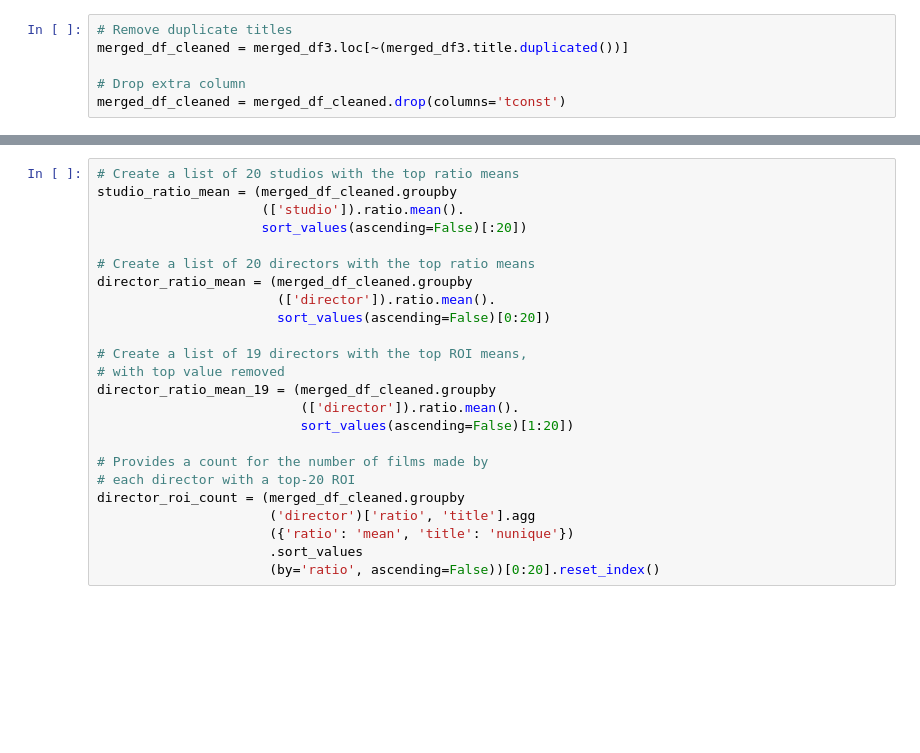
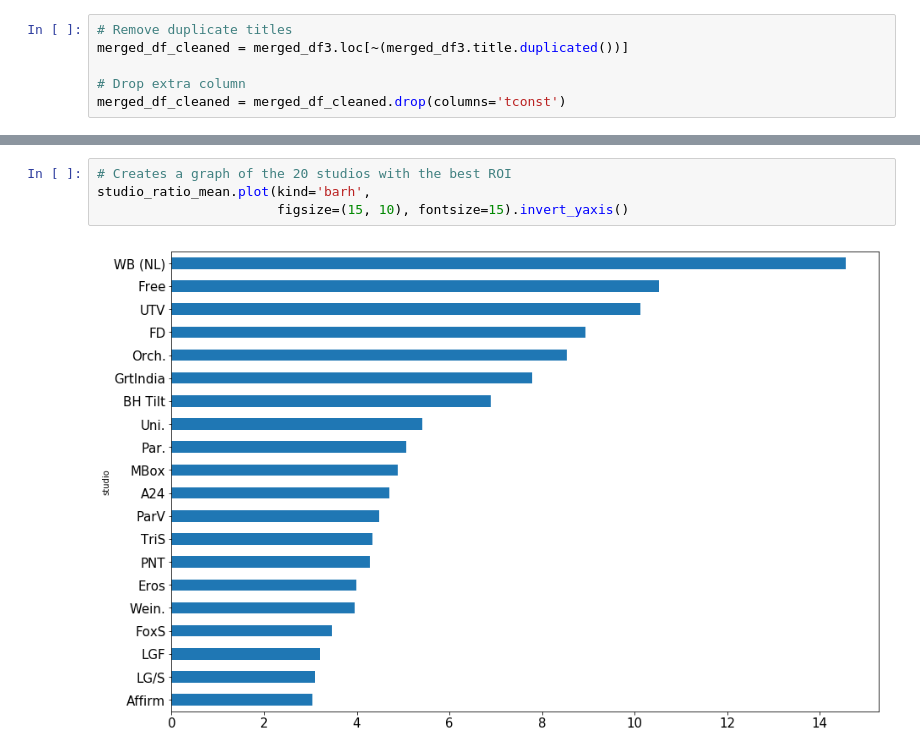
Before and after one commit to khayes847/mod-1-project, a Jupyter notebook: Project_Kyle-Copy_Final-Pep8.ipynb, the cells around one changed output, grey strips where cells are left out. Drawn from its saved outputs; the diff is of its cells as text; blank space fills up the shorter version.

```diff
--- a/Project_Kyle-Copy_Final-Pep8.ipynb
+++ b/Project_Kyle-Copy_Final-Pep8.ipynb
@@ -209,26 +220,8 @@ top_ratio
-# %%
-# Create a list of 20 studios with the top ratio means
-studio_ratio_mean = (merged_df_cleaned.groupby
-                     (['studio']).ratio.mean().
-                     sort_values(ascending=False)[:20])
-
-# Create a list of 20 directors with the top ratio means
-director_ratio_mean = (merged_df_cleaned.groupby
-                       (['director']).ratio.mean().
-                       sort_values(ascending=False)[0:20])
-
-# Create a list of 19 directors with the top ROI means,
-# with top value removed
-director_ratio_mean_19 = (merged_df_cleaned.groupby
-                          (['director']).ratio.mean().
-                          sort_values(ascending=False)[1:20])
-
-# Provides a count for the number of films made by
-# each director with a top-20 ROI
-director_roi_count = (merged_df_cleaned.groupby
-                      ('director')['ratio', 'title'].agg
-                      ({'ratio': 'mean', 'title': 'nunique'})
-                      .sort_values
-                      (by='ratio', ascending=False))[0:20].reset_index()
+# %%
+# Creates a graph of the 20 studios with the best ROI
+studio_ratio_mean.plot(kind='barh',
+                       figsize=(15, 10), fontsize=15).invert_yaxis()
+# %% [output]
+[figure, added]
 # %%
 # Creates a graph of the 2-20 directors with the best ROI
```
Also changed, not shown: parts of 16 cells of this notebook, 10 other files.
